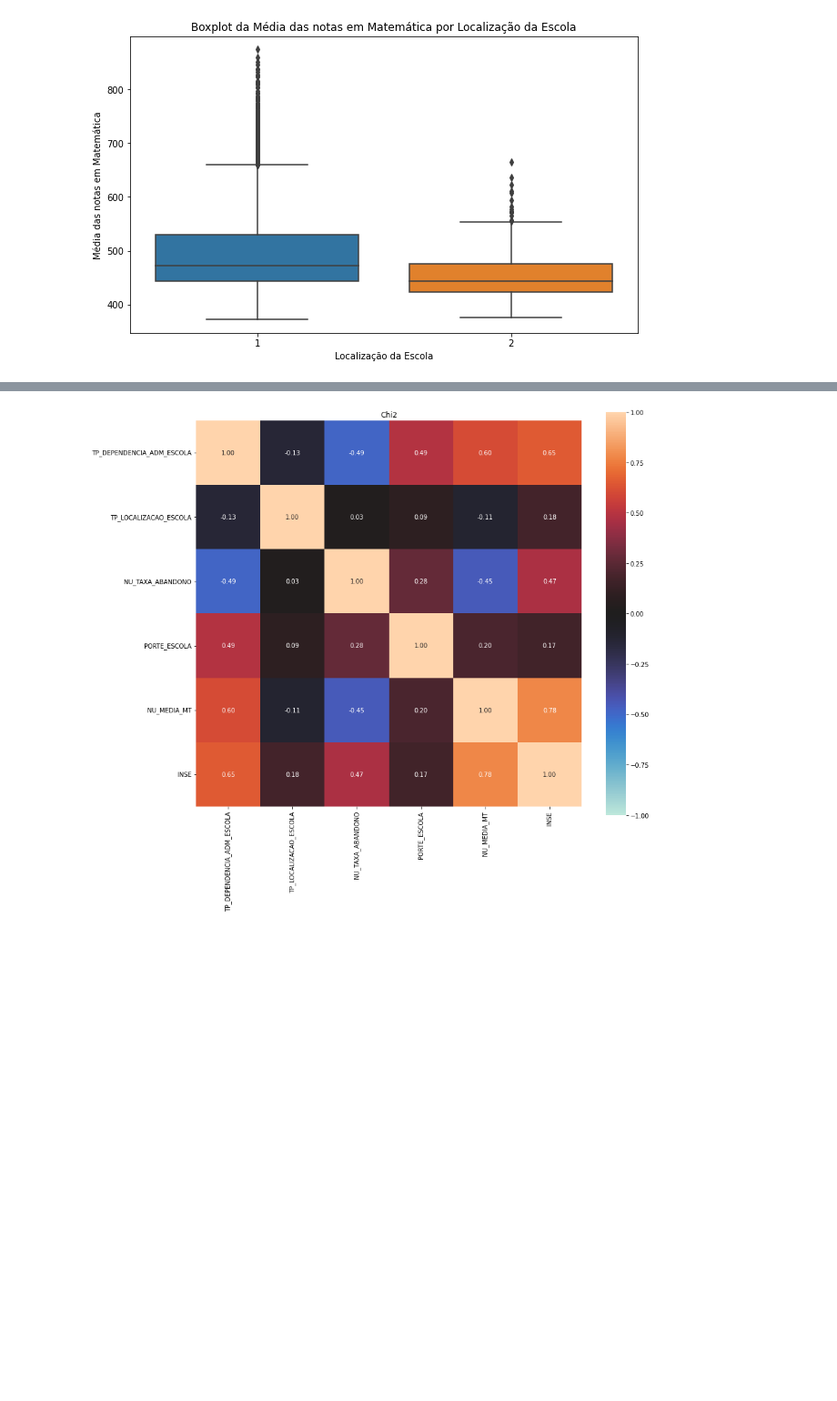
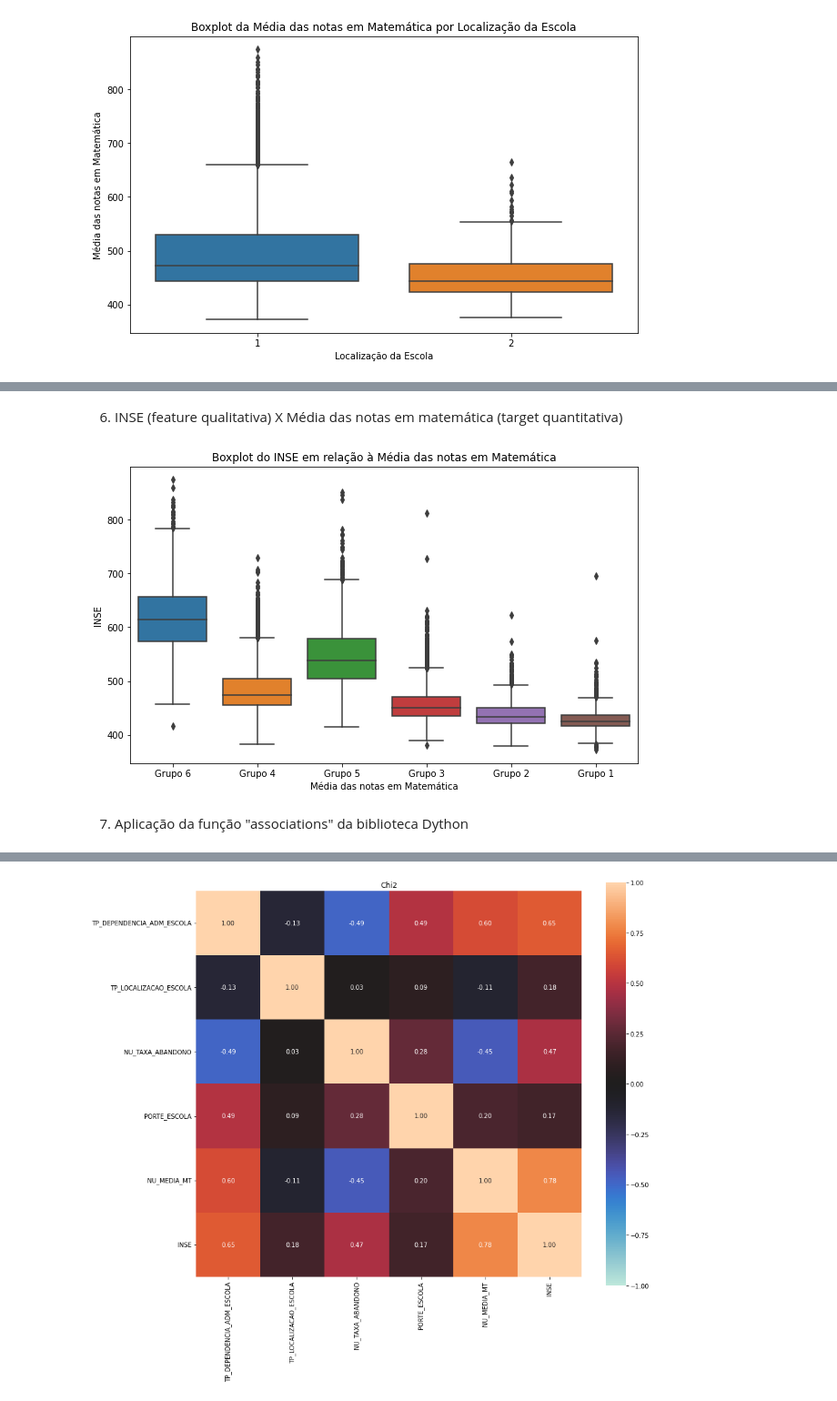
Before and after one commit to insper-classroom/23-1a-cd-p2-lucca_pedro_rafael, a Jupyter notebook: P2.ipynb, the cells around one changed output, grey strips where cells are left out. Shown: that part at 91% size. Saved outputs shown, nothing was run; the diff lists cells and outputs as text; code cells hidden in the pictures; blank space fills up the shorter version.

Commit message:
Associations

```diff
--- a/P2.ipynb
+++ b/P2.ipynb
@@ -191,0 +189,14 @@ nu_abandona = dados_limpando['NU_TAXA_ABANDONO']
+# %% [markdown]
+6) INSE (feature qualitativa) X Média das notas em matemática (target quantitativa)
+# %%
+# Boxplot do INSE em relação à Média das notas em Matemática
+plt.figure(figsize=(10, 6))
+sns.boxplot(x='INSE', y='NU_MEDIA_MT', data=dados_limpando)
+plt.xlabel('Média das notas em Matemática')
+plt.ylabel('INSE')
+plt.title('Boxplot do INSE em relação à Média das notas em Matemática')
+plt.show()
+# %% [output]
+[figure, added]
+# %% [markdown]
+7) Aplicação da função "associations" da biblioteca Dython
```
Also changed, not shown: parts of 12 cells of this notebook.
